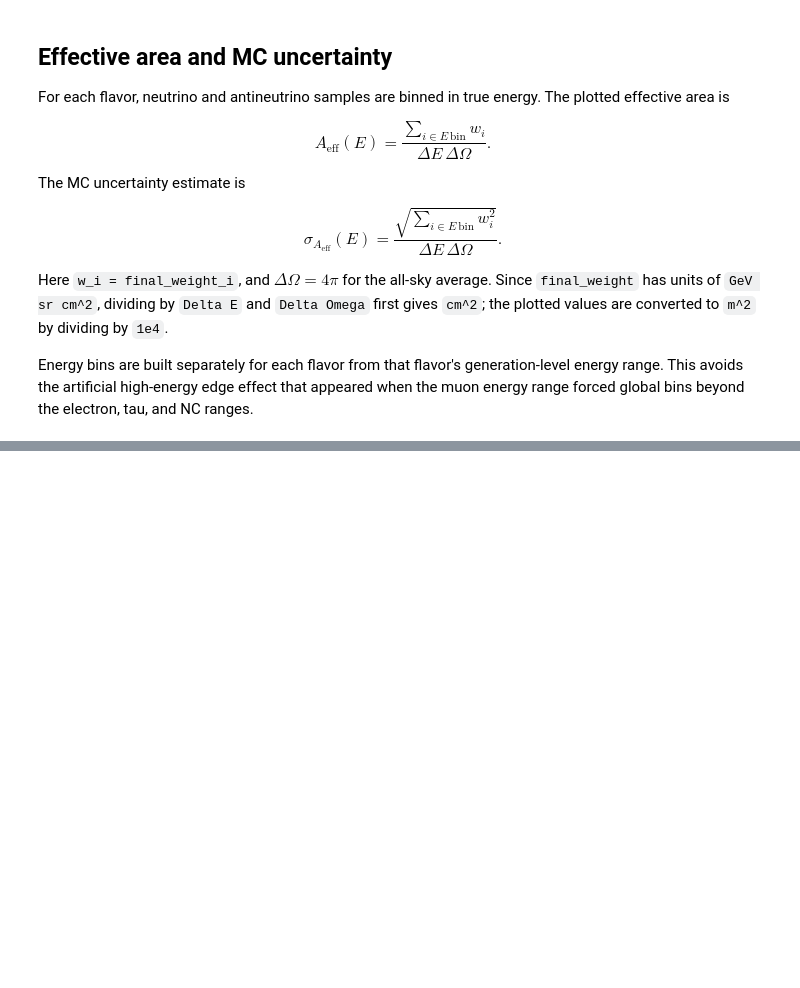
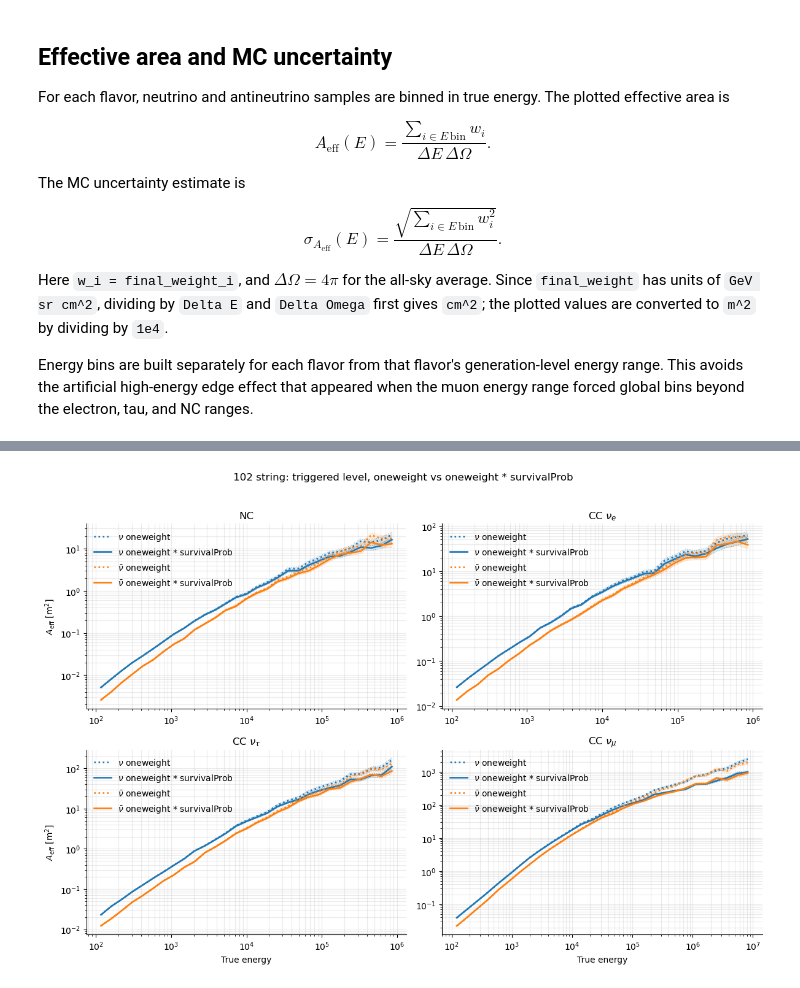
Before and after one commit to kubrabas/Graphnet-Applications, a Jupyter notebook: Metadata/EffectiveArea/plots.ipynb, the cells around one changed output, grey strips where cells are left out. Saved outputs shown, nothing was run; the diff lists cells and outputs as text; code cells hidden in the pictures; blank space fills up the shorter version.

```diff
--- a/Metadata/EffectiveArea/plots.ipynb
+++ b/Metadata/EffectiveArea/plots.ipynb
@@ -608,0 +692,3 @@ plt.show()
+# %%
+triggered_event_paths_102_string, triggered_events_102_string, triggered_weighted_flavor_splits_102_string = make_triggered_weighted_flavor_splits("102_string")
+triggered_event_paths_102_string
@@ -608,0 +713,7 @@ plt.show()
+# %%
+plot_weight_comparison_by_flavor(
+    triggered_weighted_flavor_splits_102_string,
+    "102 string: triggered level, oneweight vs oneweight * survivalProb",
+)
+# %% [output]
+[figure, added]
```
Also changed, not shown: parts of 48 cells of this notebook, 22 other files.
